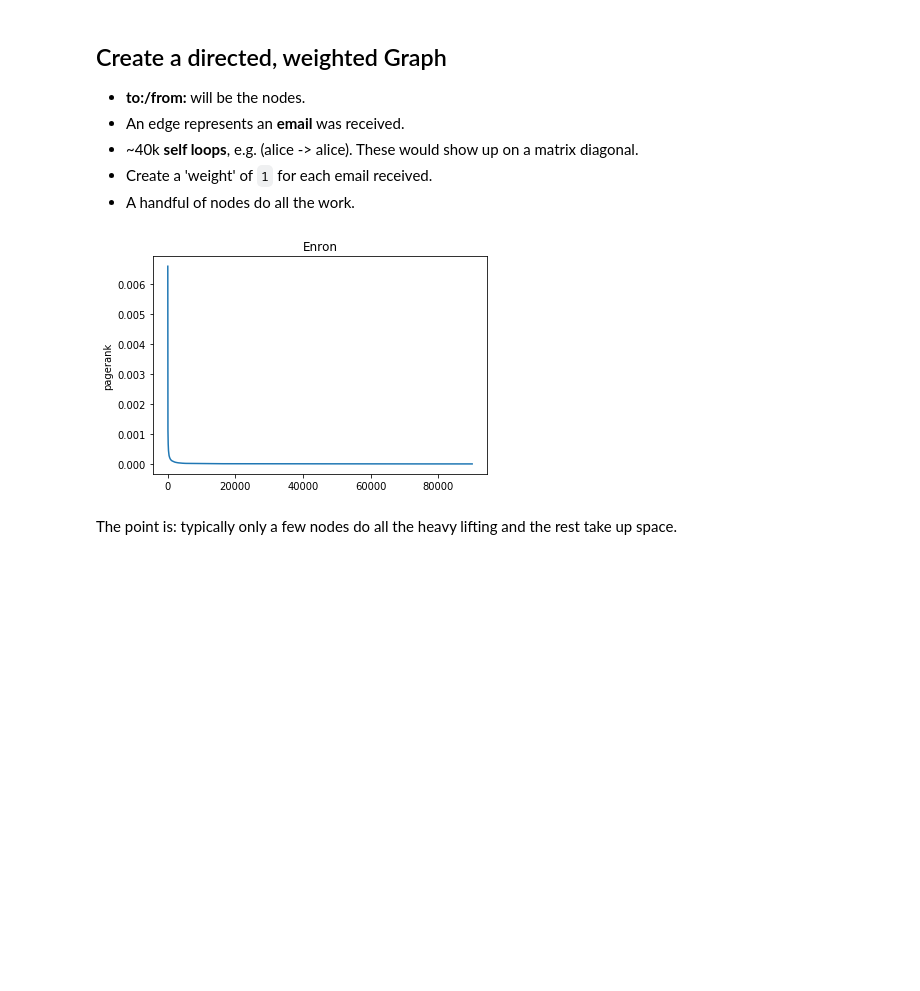
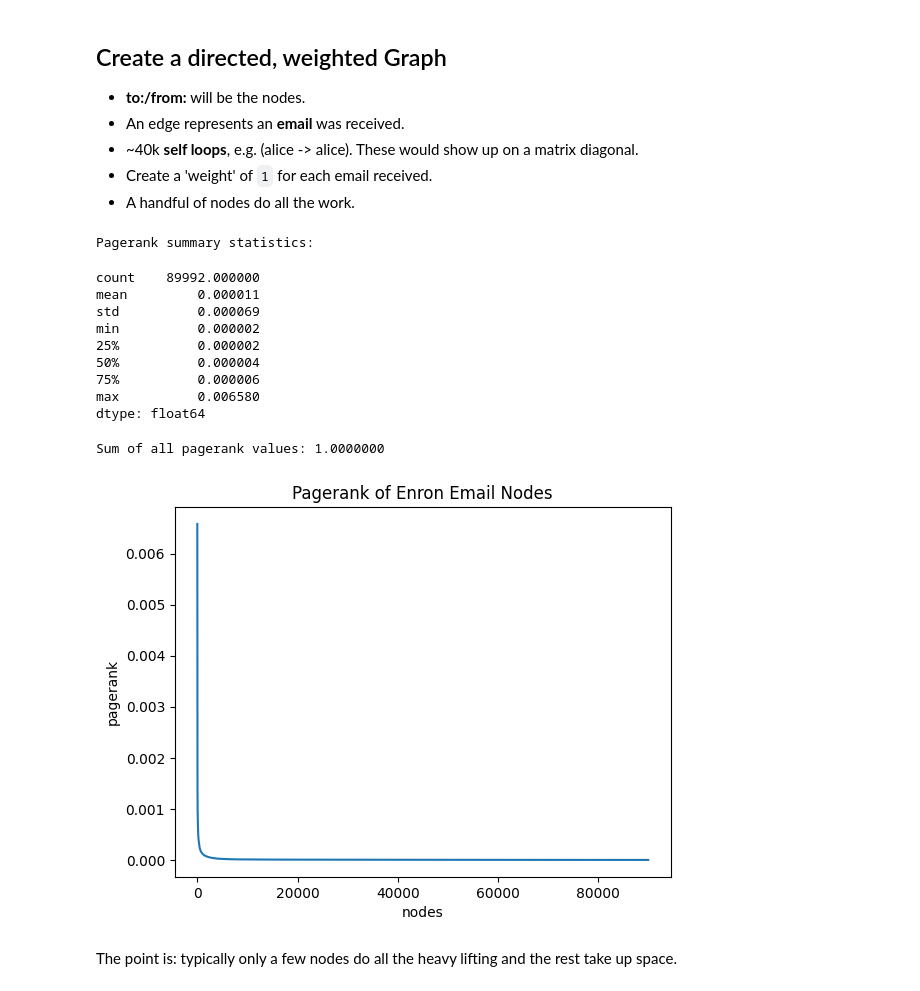
Before and after one commit to keithpjolley/python_graph_demo, a Jupyter notebook: graphs.ipynb, the cells around one changed output. Drawn from its saved outputs; the diff is of its cells as text; code cells hidden in the pictures; blank space fills up the shorter version.

```diff
--- a/graphs.ipynb
+++ b/graphs.ipynb
@@ -368,11 +475,16 @@ There are different ways of approaching graph problems. Choose what works best f
 - I've parsed the database into a csv file.
 - Also dumped into `elasticsearch` but not used for this demo.
 # %%
-# NOTE! I gzipped this csv file to be nice w/ github. I recommend
-# uncompressing it for better performance. (Or not using a csv at all!)
-df = pd.read_csv("./data/enronmails.csv.gz", compression='gzip', sep="\t") # there are better ways of doing this!
-print("total edges: ", df.shape[0])
-print("nodes: ", len(pd.unique(df[['to', 'from']].values.ravel('F'))), "(This number squared is large!)")
+# NOTE: I compressed this csv file to be nice w/ github. You may want to
+# uncompress it for better performance at the cost of ~200MB of disk space.
+# (Or not using a csv at all!)
+df = pd.read_csv(
+    "./data/enronmails.csv.bz2", sep="\t"
+)  # there are better ways of doing this!
+print(
+    f"total number of nodes: {len(pd.unique(df[['to', 'from']].values.ravel('F')))}"
+)
+print(f"total number of edges: {df.shape[0]}")
 print("sample data:")
 display(df.head(n=5))
 # %% [output]
@@ -394,17 +506,41 @@ sample data:
 - A handful of nodes do all the work.
 # %%
 # df_all is the complete network. Create edge weights in pandas.
-df_all = df.groupby(['from','to'], as_index=False).size().reset_index().rename(columns={0:'weight'})
-G = nx.from_pandas_edgelist(df_all, 'to', 'from', ['weight'])
-# multiple ways of finding the most 'connected' nodes
-# use 'pagerank'...
-pr = sorted(nx.pagerank_scipy(G, weight='weight').values(), key=lambda v: -v)
-plt.plot(pr)
-plt.title("Enron")
-plt.ylabel("pagerank")
+df_all = (
+    df.groupby(["from", "to"], as_index=False)
+    .size()
+    .reset_index()
+    .rename(columns={"size": "weight"})
+)
+G = nx.from_pandas_edgelist(df_all, "to", "from", ["weight"])
 del df_all
+# Multiple ways of finding the most 'connected' nodes,
+# like 'pagerank'.  The different algorithms are out of
+# scope of this presentation.  They are presentation unto
+# themselves.
+pr = nx.pagerank(G, weight="weight").values()
+print("Pagerank summary statistics:")
+display(pd.Series(pr).describe())
+print(f"\nSum of all pagerank values: {sum(pr):0.7f}")
 # %% [output]
-[figure, removed]
+Pagerank summary statistics:
+count    89992.000000
+mean         0.000011
+std          0.000069
+min          0.000002
+25%          0.000002
+50%          0.000004
+75%          0.000006
+max          0.006580
+dtype: float64
+Sum of all pagerank values: 1.0000000
+# %%
+plt.plot(sorted(pr, key=lambda v: -v))
+plt.title("Pagerank of Enron Email Nodes")
+plt.ylabel("pagerank")
+plt.xlabel("nodes");
+# %% [output]
+[figure, added]
 # %% [markdown]
 The point is: typically only a few nodes do all the heavy lifting and the rest take up space.
 # %% [markdown]
```
Also changed, not shown: parts of 60 cells of this notebook, 40 other files.
